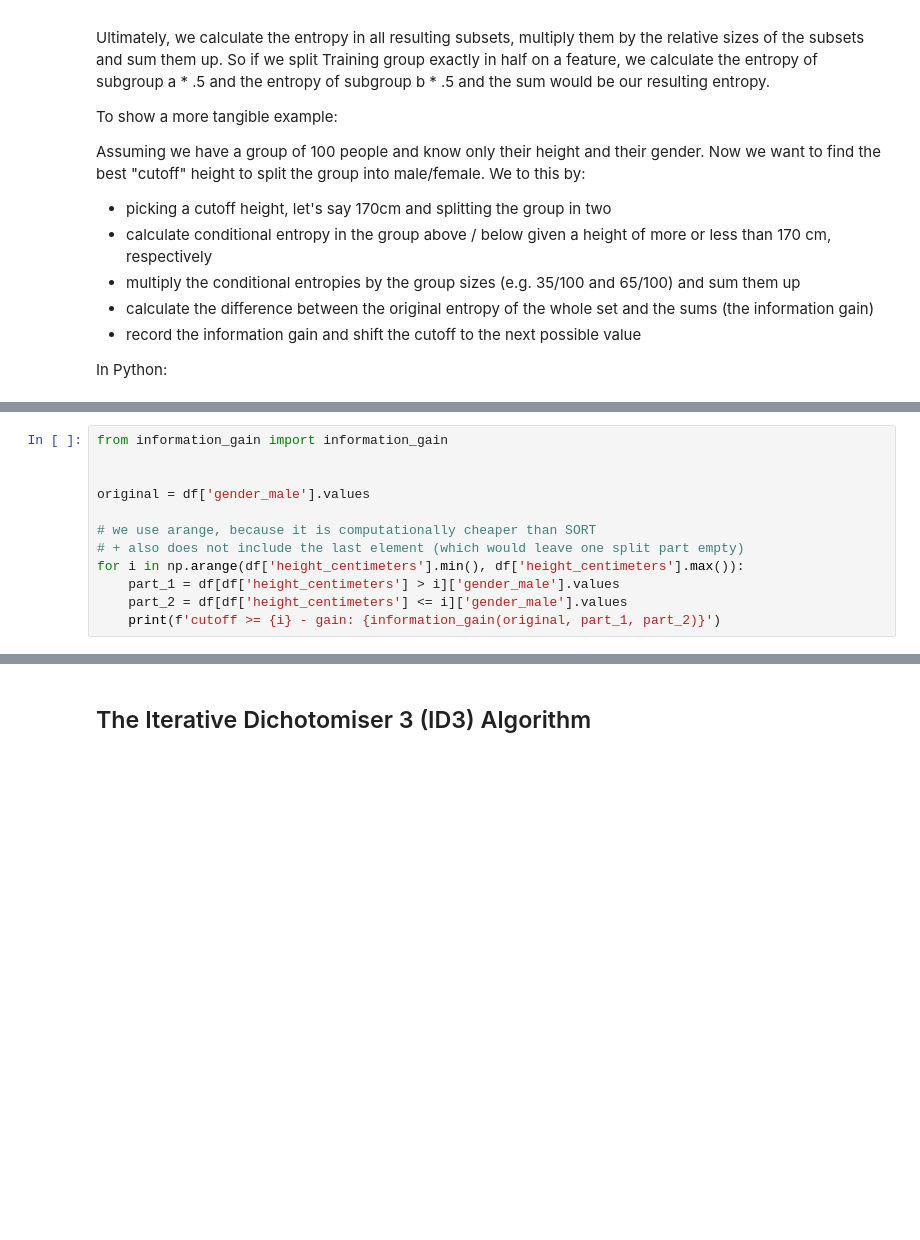
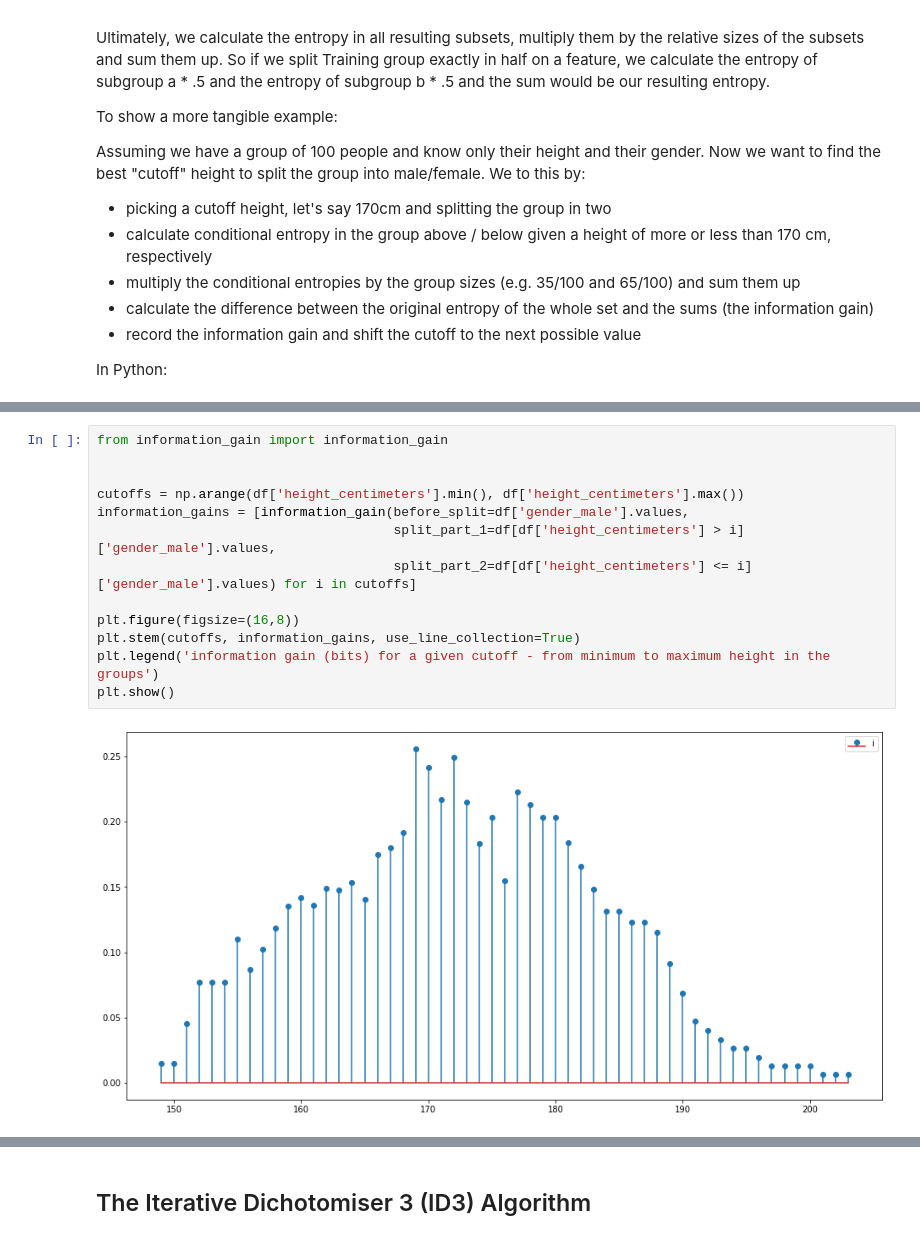
Before and after one commit to PaulBFB/decision-trees, a Jupyter notebook: algorithm_comparison.ipynb, the cells around one changed output, grey strips where cells are left out. Drawn from its saved outputs; the diff is of its cells as text; blank space fills up the shorter version.

Commit message:
added graph for information gain via cutoffs, explanation for IG

```diff
--- a/algorithm_comparison.ipynb
+++ b/algorithm_comparison.ipynb
@@ -154,15 +157,3 @@ df.head()
 | 2 | 174.0 | 1.0 |
 | 3 | 189.0 | 1.0 |
 | 4 | 174.0 | 1.0 |
-# %%
-from information_gain import information_gain
-
-
-original = df['gender_male'].values
-
-# we use arange, because it is computationally cheaper than SORT
-# + also does not include the last element (which would leave one split part empty)
-for i in np.arange(df['height_centimeters'].min(), df['height_centimeters'].max()):
-    part_1 = df[df['height_centimeters'] > i]['gender_male'].values
-    part_2 = df[df['height_centimeters'] <= i]['gender_male'].values
-    print(f'cutoff >= {i} - gain: {information_gain(original, part_1, part_2)}')
@@ -194,0 +164,15 @@ array([149., 150., 151., 152., 153., 154., 155., 156., 157., 158., 159.,
+# %%
+from information_gain import information_gain
+
+
+cutoffs = np.arange(df['height_centimeters'].min(), df['height_centimeters'].max())
+information_gains = [information_gain(before_split=df['gender_male'].values,
+                                      split_part_1=df[df['height_centimeters'] > i]['gender_male'].values,
+                                      split_part_2=df[df['height_centimeters'] <= i]['gender_male'].values) for i in cutoffs]
+
+plt.figure(figsize=(16,8))
+plt.stem(cutoffs, information_gains, use_line_collection=True)
+plt.legend('information gain (bits) for a given cutoff - from minimum to maximum height in the groups')
+plt.show()
+# %% [output]
+[figure, added]
```
Also changed, not shown: parts of 7 cells of this notebook.
